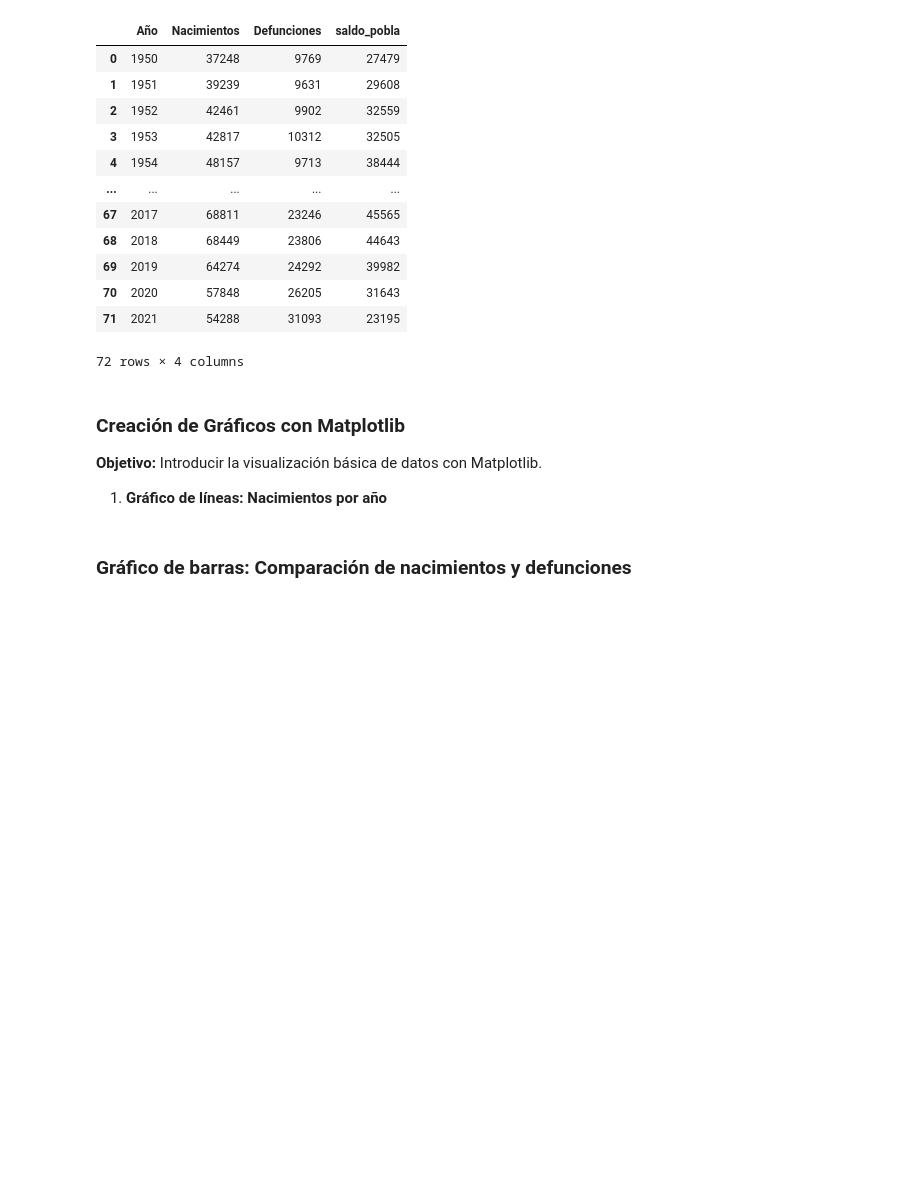
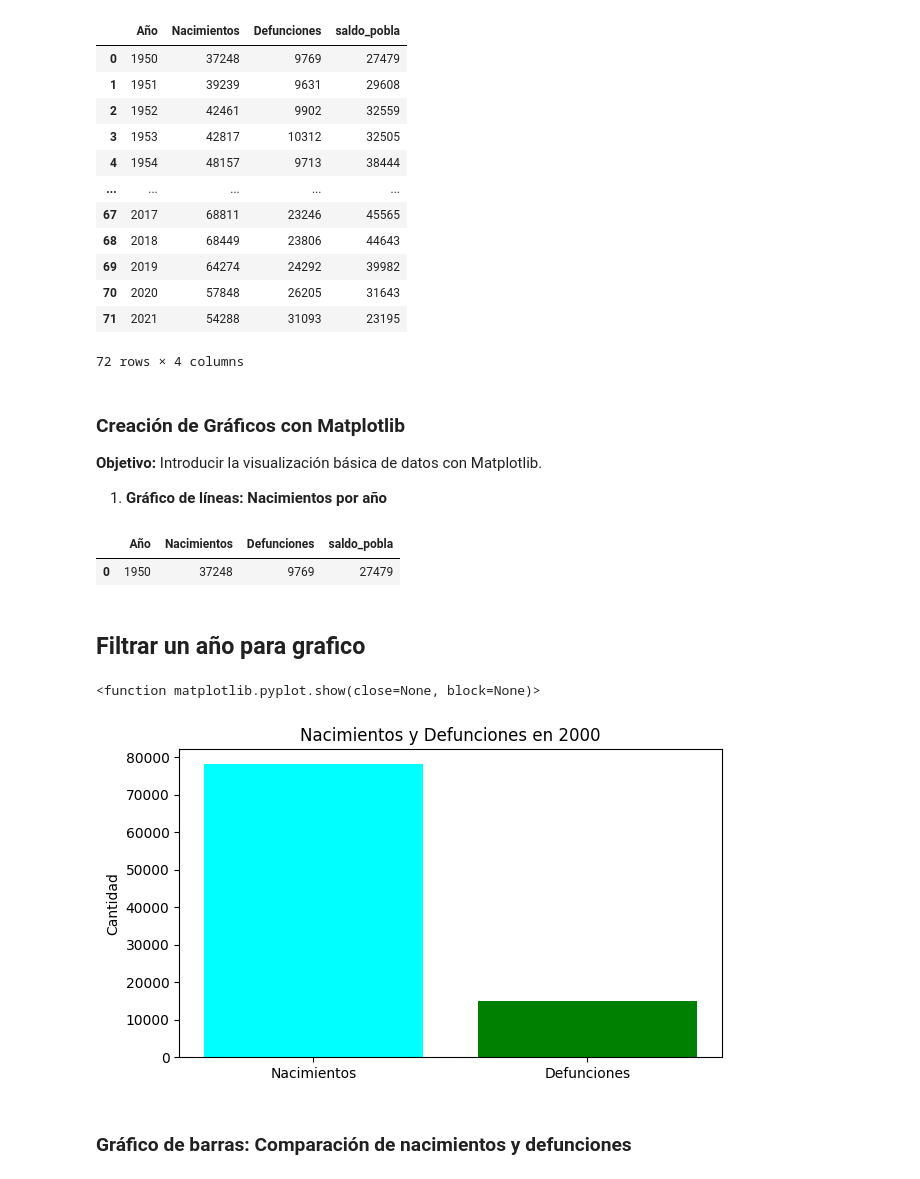
Before and after one commit to Nibelungenlies/Programacion-Python-Basico-GRUPO-1---6181133432, a Jupyter notebook: Clases/Clase 10/Tarea/Tarea Semana 12.ipynb, the cells around one changed output. Saved outputs shown, nothing was run; the diff lists cells and outputs as text; code cells hidden in the pictures; blank space fills up the shorter version.

```diff
--- a/Clases/Clase 10/Tarea/Tarea Semana 12.ipynb
+++ b/Clases/Clase 10/Tarea/Tarea Semana 12.ipynb
@@ -198,2 +213,45 @@ import matplotlib.pyplot as plt
+# %%
+import matplotlib.pyplot as plt
+
+
+anio_inicial = int(input('Ingrese el año inicial: '))
+anio_final = int(input('Ingrese el año Final: '))
+
+
+#df >= anio_inicial and <= anio_final
+
+                                              #and
+df_rango_anios = df[((df['Año']>= anio_inicial) & (df['Año'] <= anio_final))]
+
+
+df_rango_anios
+# %% [output]
+|  | Año | Nacimientos | Defunciones | saldo_pobla |
+| 0 | 1950 | 37248 | 9769 | 27479 |
+# %% [markdown]
+## Filtrar un año para grafico ##
+# %%
+import matplotlib.pyplot as plt
+
+
+anio_filtrar = int(input('Ingrese el año a Graficar: '))
+
+
+#df >= anio_inicial and <= anio_final
+# and
+df_rango_anios = df[df['Año'] == anio_filtrar ]
+
+#values regresa el valor de la columna el numero del registro.
+plt.figure(figsize=(7,4))
+plt.bar(['Nacimientos','Defunciones'], [df_rango_anios['Nacimientos'].values[0],
+df_rango_anios['Defunciones'].values[0]],color=['Cyan','Green'])
+
+
+plt.title(f"Nacimientos y Defunciones en {df_rango_anios['Año'].values[0]}")
+plt.ylabel('Cantidad')
+plt.show
+# %% [output]
+<function matplotlib.pyplot.show(close=None, block=None)>
+[figure, added]
 # %% [markdown]
 ### **Gráfico de barras: Comparación de nacimientos y defunciones**
```
Also changed, not shown: parts of 13 cells of this notebook.
